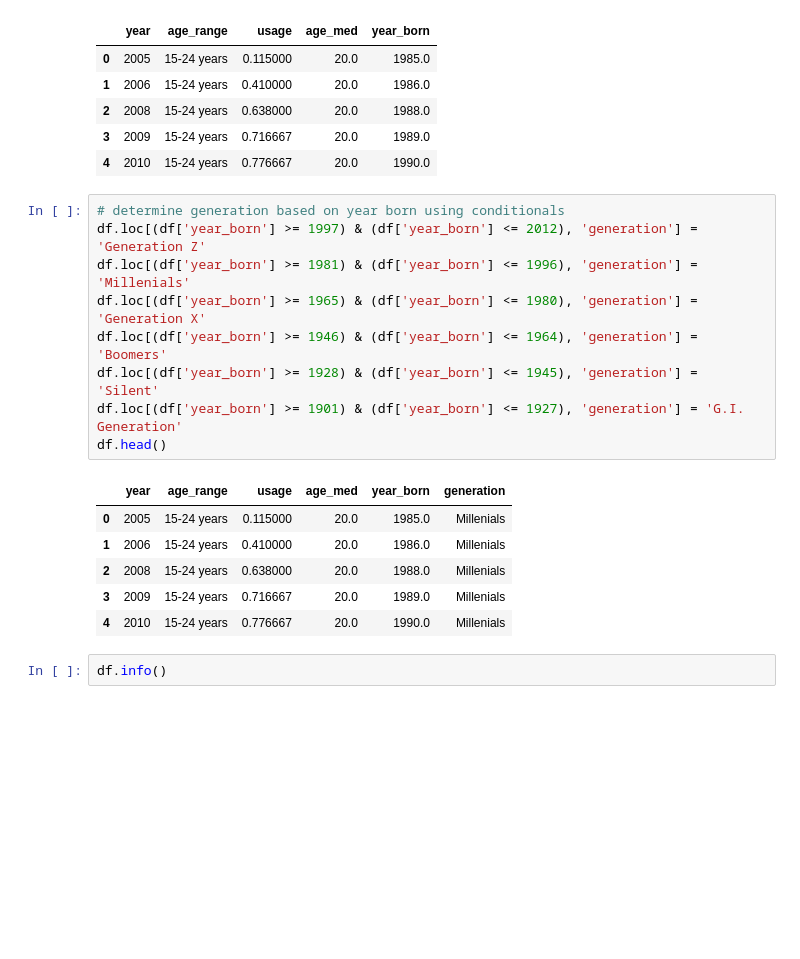
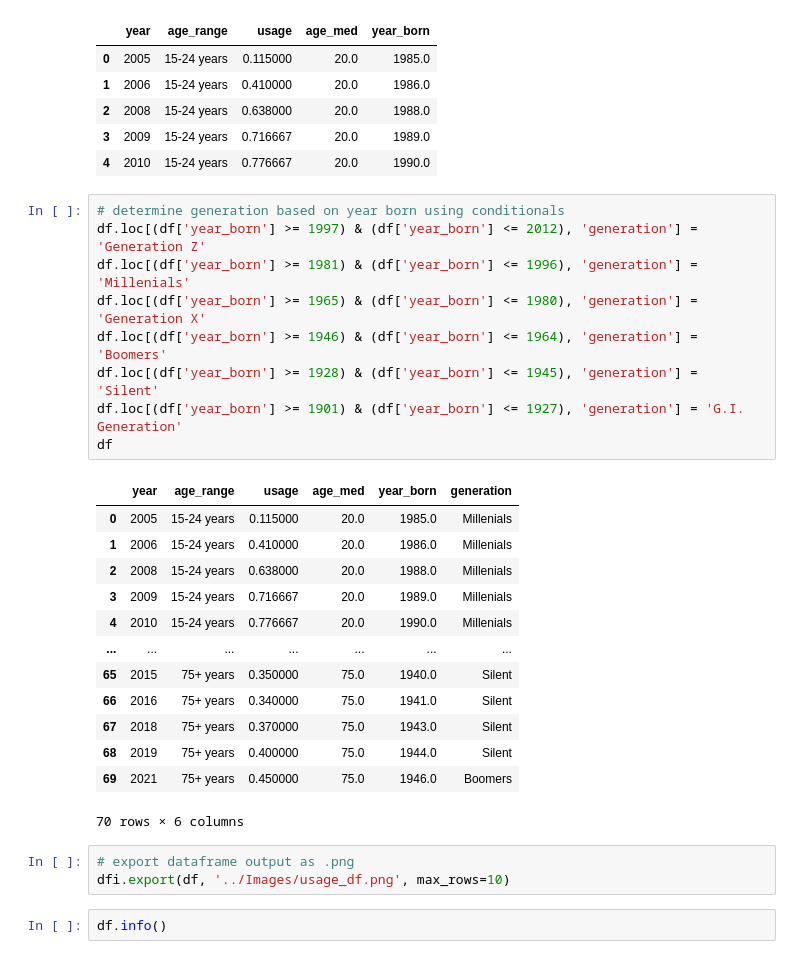
Before and after one commit to NensiH/Social_media_impact, a Jupyter notebook: Jupyter_Notebook/cleaned_socialmedia_usage.ipynb, the cells around one changed output. Cells and saved outputs as stored; diff of their text form; blank space fills up the shorter version.

Commit message:
save df output as png

```diff
--- a/Jupyter_Notebook/cleaned_socialmedia_usage.ipynb
+++ b/Jupyter_Notebook/cleaned_socialmedia_usage.ipynb
@@ -163,19 +165,29 @@ df.head()
 # %%
 # determine generation based on year born using conditionals
 df.loc[(df['year_born'] >= 1997) & (df['year_born'] <= 2012), 'generation'] = 'Generation Z'
 df.loc[(df['year_born'] >= 1981) & (df['year_born'] <= 1996), 'generation'] = 'Millenials'
 df.loc[(df['year_born'] >= 1965) & (df['year_born'] <= 1980), 'generation'] = 'Generation X'
 df.loc[(df['year_born'] >= 1946) & (df['year_born'] <= 1964), 'generation'] = 'Boomers'
 df.loc[(df['year_born'] >= 1928) & (df['year_born'] <= 1945), 'generation'] = 'Silent'
 df.loc[(df['year_born'] >= 1901) & (df['year_born'] <= 1927), 'generation'] = 'G.I. Generation'
-df.head()
+df
 # %% [output]
 |  | year | age_range | usage | age_med | year_born | generation |
 | 0 | 2005 | 15-24 years | 0.115000 | 20.0 | 1985.0 | Millenials |
 | 1 | 2006 | 15-24 years | 0.410000 | 20.0 | 1986.0 | Millenials |
 | 2 | 2008 | 15-24 years | 0.638000 | 20.0 | 1988.0 | Millenials |
 | 3 | 2009 | 15-24 years | 0.716667 | 20.0 | 1989.0 | Millenials |
 | 4 | 2010 | 15-24 years | 0.776667 | 20.0 | 1990.0 | Millenials |
+| ... | ... | ... | ... | ... | ... | ... |
+| 65 | 2015 | 75+ years | 0.350000 | 75.0 | 1940.0 | Silent |
+| 66 | 2016 | 75+ years | 0.340000 | 75.0 | 1941.0 | Silent |
+| 67 | 2018 | 75+ years | 0.370000 | 75.0 | 1943.0 | Silent |
+| 68 | 2019 | 75+ years | 0.400000 | 75.0 | 1944.0 | Silent |
+| 69 | 2021 | 75+ years | 0.450000 | 75.0 | 1946.0 | Boomers |
+70 rows × 6 columns
+# %%
+# export dataframe output as .png
+dfi.export(df, '../Images/usage_df.png', max_rows=10)
 # %%
 df.info()
 # %% [output]
```
Also changed, not shown: parts of 1 cell of this notebook, 5 other files.
